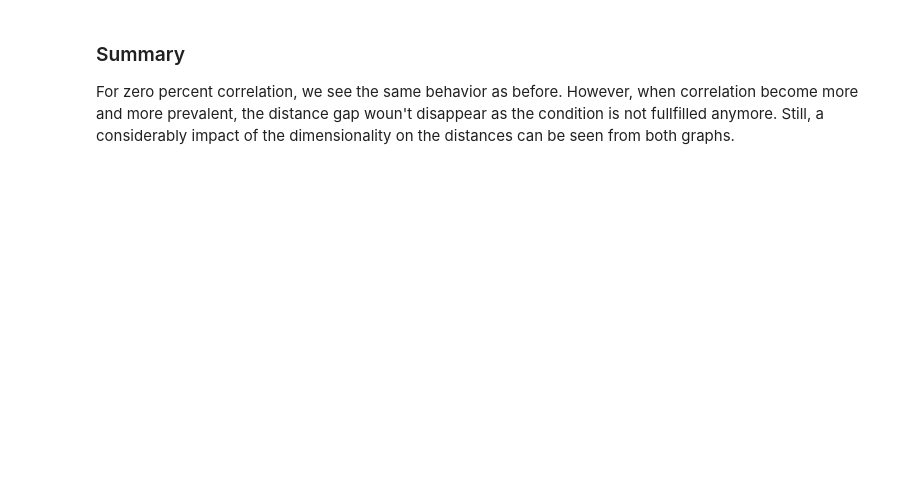
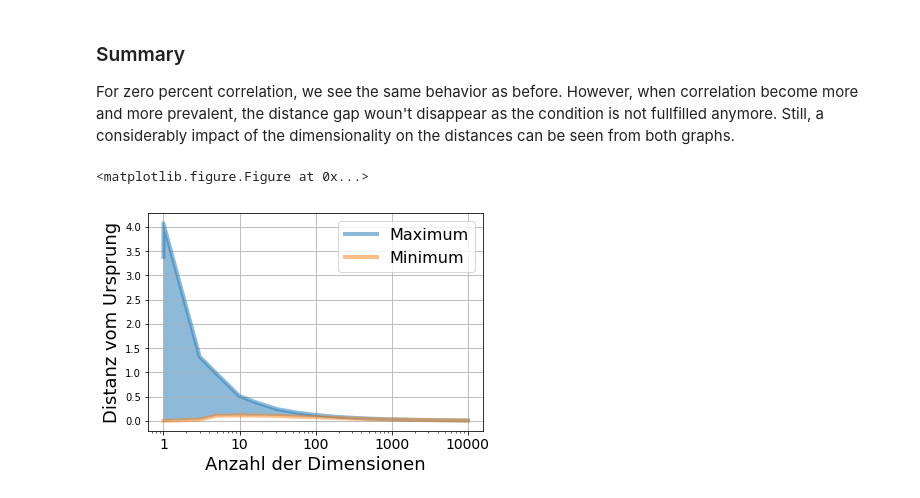
Before and after one commit to nicococo/tilitools, a Jupyter notebook: notebooks/high_dimensional_outlier_detection.ipynb, the cells around one changed output. Saved outputs shown, nothing was run; the diff lists cells and outputs as text; code cells hidden in the pictures; blank space fills up the shorter version.

```diff
--- a/notebooks/high_dimensional_outlier_detection.ipynb
+++ b/notebooks/high_dimensional_outlier_detection.ipynb
@@ -202,3 +204,29 @@ fig.tight_layout()
 ### Summary
 
 For zero percent correlation, we see the same behavior as before. However, when correlation become more and more prevalent, the distance gap woun't disappear as the condition is not fullfilled anymore. Still, a considerably impact of the dimensionality on the distances can be seen from both graphs.
+# %%
+DIMS = np.logspace(0, 4, 17, dtype=np.int)
+res = np.zeros((len(DIMS), 2))
+for d in range(len(DIMS)):
+    X_data = np.random.randn(DIMS[d], 1000)
+    norms = np.linalg.norm(X_data, axis=0)
+    res[d, :] = np.max(norms) / DIMS[d], np.min(norms) / DIMS[d]
+
+
+fig = plt.figure(figsize=(6, 4), dpi= 80, facecolor='w', edgecolor='k')
+plt.figure()
+plt.fill_between(DIMS, res[:,0], res[:,1], alpha=0.5, linewidth=4)
+plt.plot(DIMS, res[:,0], alpha=0.5, linewidth=4)
+plt.plot(DIMS, res[:,1], alpha=0.5, linewidth=4)
+plt.semilogx()
+plt.grid()
+plt.xticks([1, 10, 100, 1000, 10000], [1, 10, 100, 1000, 10000], fontsize=14)
+# plt.yticks([0.00001, 0.0001, 0.001, 0.01, 0.1, 1], ['0.00001', 0.0001, 0.001, 0.01, 0.1, 1], fontsize=14)
+plt.xlabel('Anzahl der Dimensionen', fontsize=18)
+plt.ylabel('Distanz vom Ursprung', fontsize=18)
+plt.legend(['Maximum', 'Minimum'], fontsize=16) # well, L^\infty is an approximation (p=10)
+
+fig.tight_layout()
+# %% [output]
+<matplotlib.figure.Figure at 0x...>
+[figure, added]
```
Also changed, not shown: parts of 4 cells of this notebook, 5 other files.
